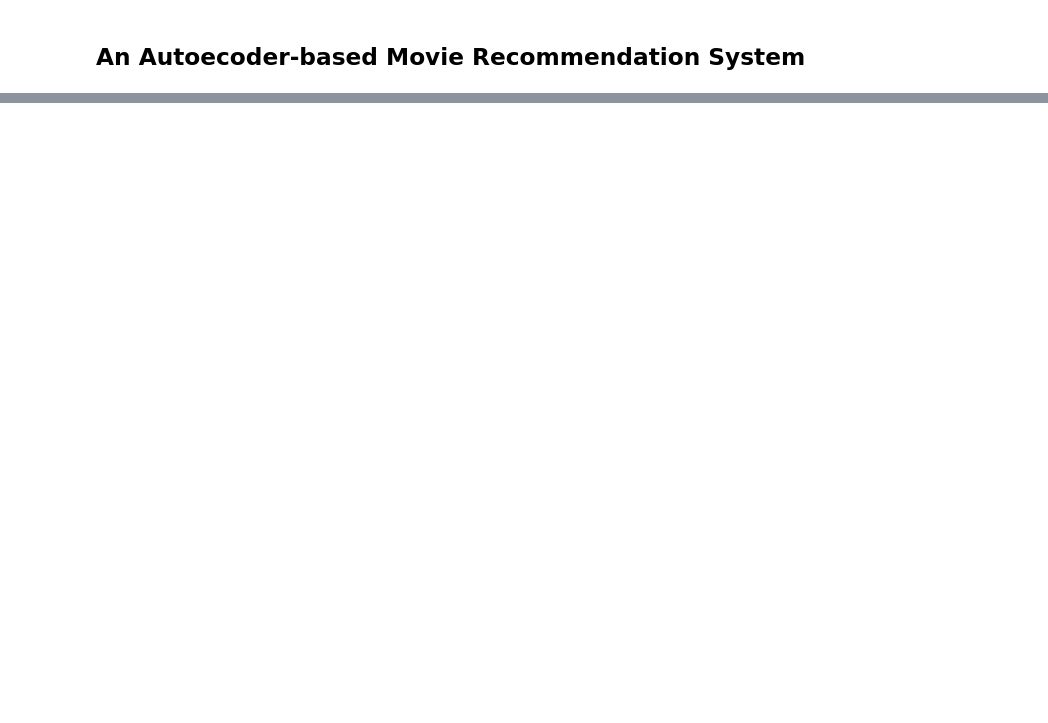
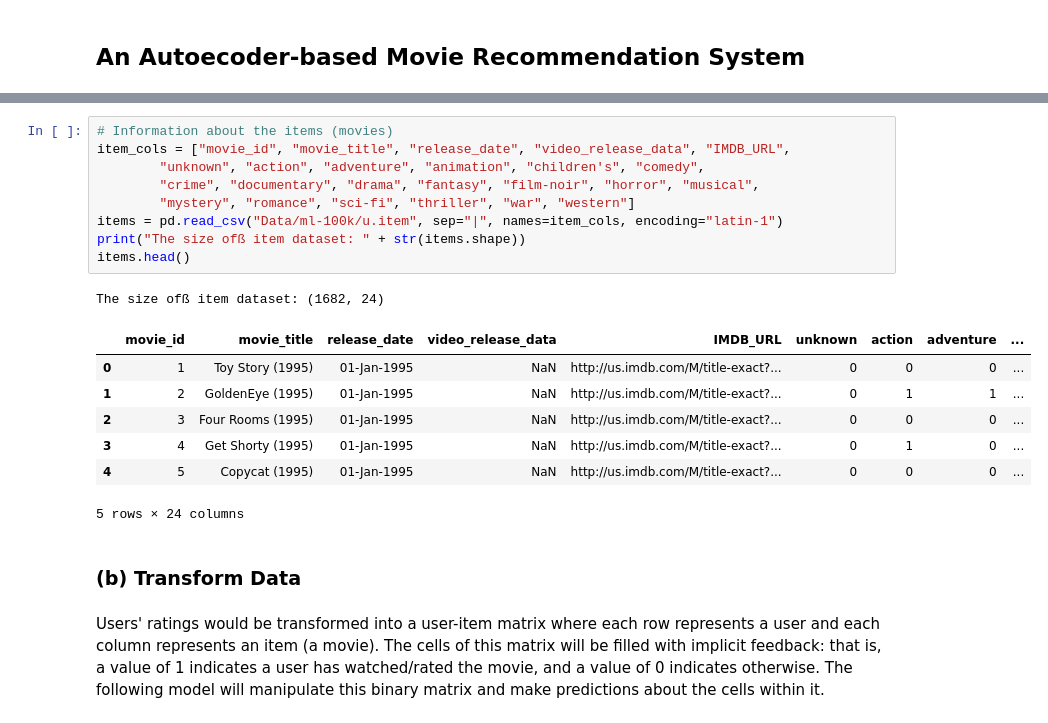
Before and after one commit to yan-055/Movie-Recommendation-System, a Jupyter notebook: movie recommender.ipynb, the cells around one changed output, grey strips where cells are left out. Drawn from its saved outputs; the diff is of its cells as text; blank space fills up the shorter version.

```diff
--- a/movie recommender.ipynb
+++ b/movie recommender.ipynb
@@ -262,0 +130,22 @@ The top-10 best NEW movies recommended by the first user:
+# %%
+# Information about the items (movies)
+item_cols = ["movie_id", "movie_title", "release_date", "video_release_data", "IMDB_URL",
+        "unknown", "action", "adventure", "animation", "children's", "comedy",
+        "crime", "documentary", "drama", "fantasy", "film-noir", "horror", "musical",
+        "mystery", "romance", "sci-fi", "thriller", "war", "western"]
+items = pd.read_csv("Data/ml-100k/u.item", sep="|", names=item_cols, encoding="latin-1")
+print("The size ofß item dataset: " + str(items.shape))
+items.head()
+# %% [output]
+The size ofß item dataset: (1682, 24)
+|  | movie_id | movie_title | release_date | video_release_data | IMDB_URL | unknown | action | adventure | ... |
+| 0 | 1 | Toy Story (1995) | 01-Jan-1995 | NaN | http://us.imdb.com/M/title-exact?... | 0 | 0 | 0 | ... |
+| 1 | 2 | GoldenEye (1995) | 01-Jan-1995 | NaN | http://us.imdb.com/M/title-exact?... | 0 | 1 | 1 | ... |
+| 2 | 3 | Four Rooms (1995) | 01-Jan-1995 | NaN | http://us.imdb.com/M/title-exact?... | 0 | 0 | 0 | ... |
+| 3 | 4 | Get Shorty (1995) | 01-Jan-1995 | NaN | http://us.imdb.com/M/title-exact?... | 0 | 1 | 0 | ... |
+| 4 | 5 | Copycat (1995) | 01-Jan-1995 | NaN | http://us.imdb.com/M/title-exact?... | 0 | 0 | 0 | ... |
+5 rows × 24 columns
+# %% [markdown]
+### (b) Transform Data
+# %% [markdown]
+Users' ratings would be transformed into a user-item matrix where each row represents a user and each column represents an item (a movie). The cells of this matrix will be filled with implicit feedback: that is, a value of 1 indicates a user has watched/rated the movie, and a value of 0 indicates otherwise. The following model will manipulate this binary matrix and make predictions about the cells within it.
```
Also changed, not shown: parts of 52 cells of this notebook, 4 other files.
